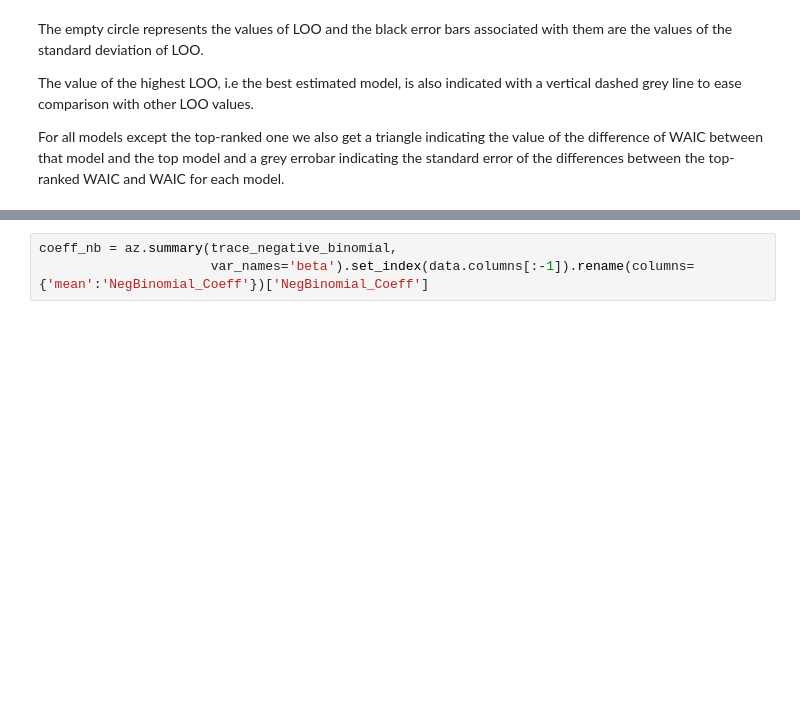
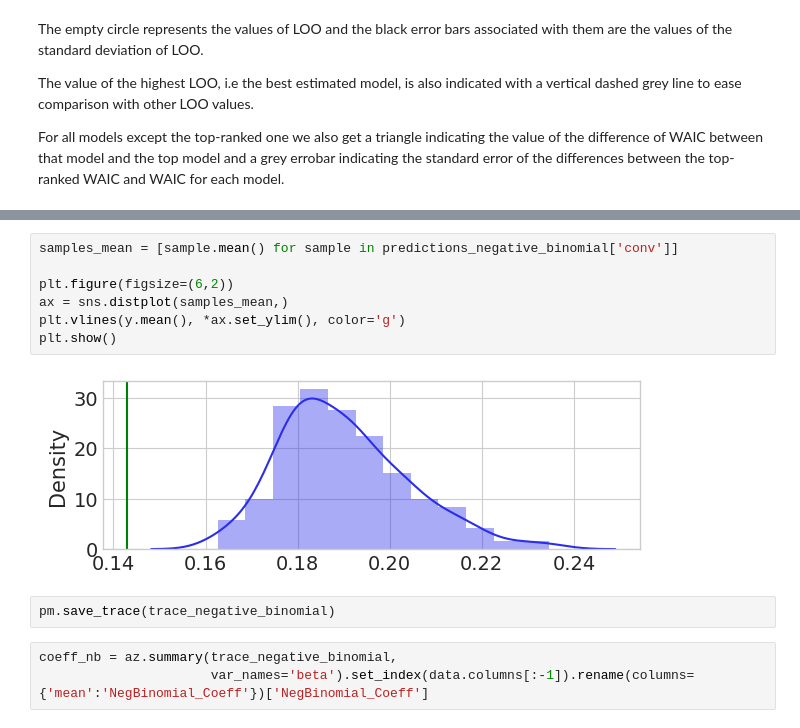
Before and after one commit to vanitoz/Bayesian-GLM-and-Multivariable-Linear-Regression, a Jupyter notebook: notebooks/model_comparison.ipynb, the cells around one changed output, grey strips where cells are left out. Drawn from its saved outputs; the diff is of its cells as text; blank space fills up the shorter version.

```diff
--- a/notebooks/model_comparison.ipynb
+++ b/notebooks/model_comparison.ipynb
@@ -394,3 +377,14 @@ For all models except the top-ranked one we also get a triangle indicating the v
+# %%
+samples_mean = [sample.mean() for sample in predictions_negative_binomial['conv']]
+
+plt.figure(figsize=(6,2))
+ax = sns.distplot(samples_mean,)
+plt.vlines(y.mean(), *ax.set_ylim(), color='g')
+plt.show()
+# %% [output]
+[figure, added]
+# %%
+pm.save_trace(trace_negative_binomial)
 # %%
 coeff_nb = az.summary(trace_negative_binomial,
                       var_names='beta').set_index(data.columns[:-1]).rename(columns={'mean':'NegBinomial_Coeff'})['NegBinomial_Coeff']
```
Also changed, not shown: parts of 13 cells of this notebook, 8 other files.
